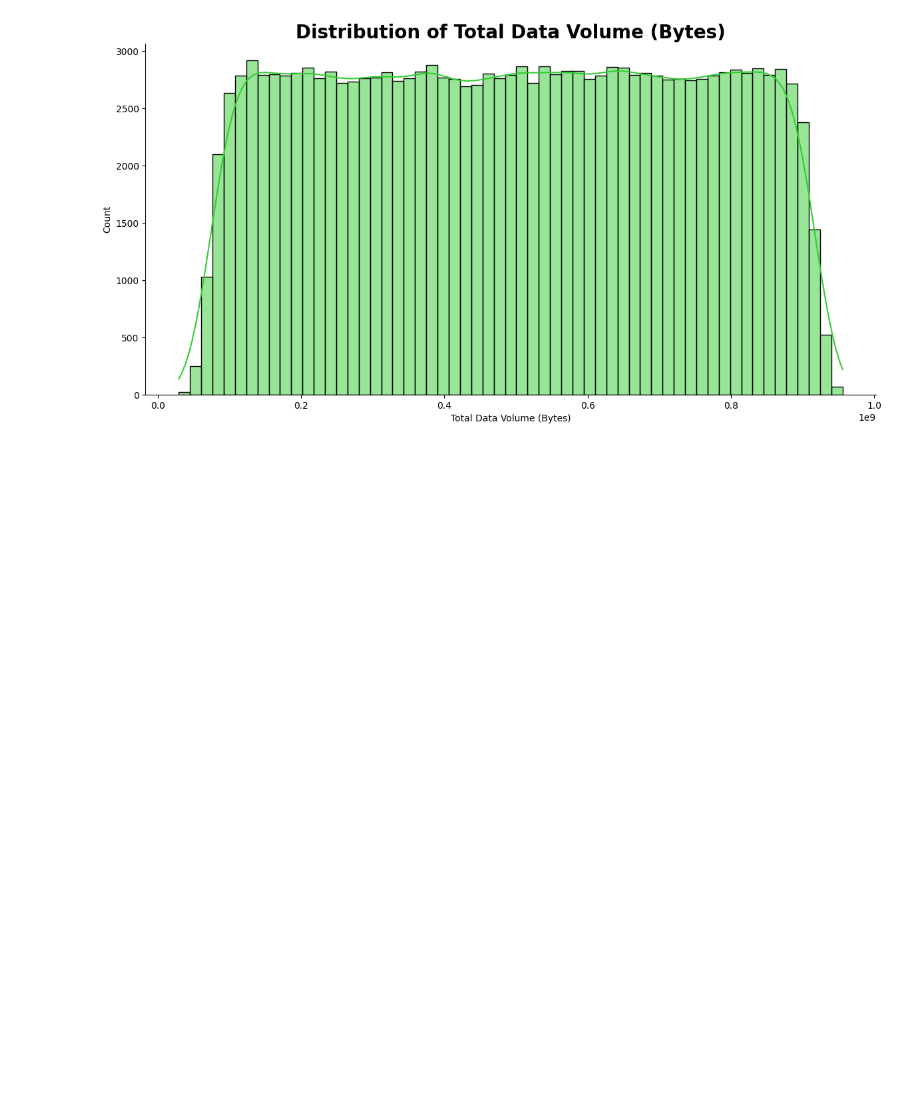
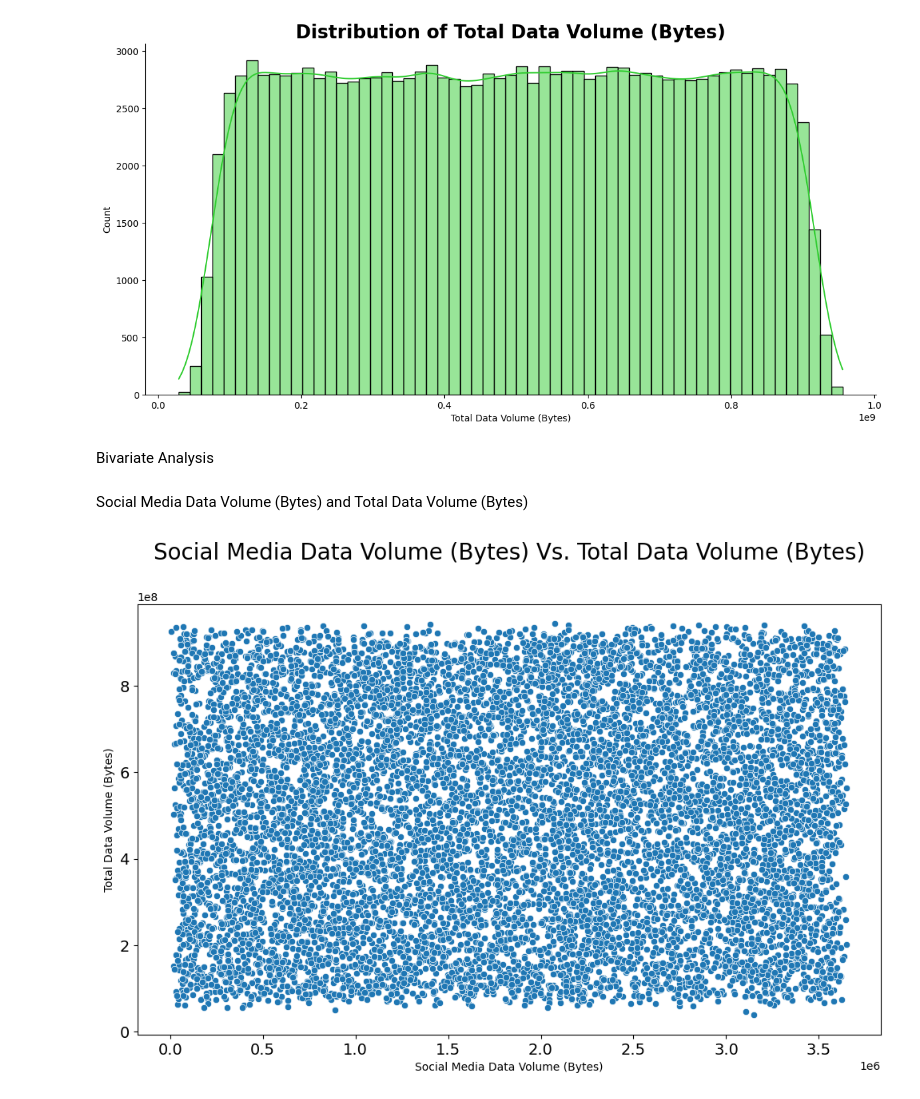
Before and after one commit to bettyabay/TellCo-Data-Analysis, a Jupyter notebook: notebooks/user_overview_analysis.ipynb, the cells around one changed output. Cells and saved outputs as stored; diff of their text form; code cells hidden in the pictures; blank space fills up the shorter version.

Commit message:
Bivariate Analysis done.

```diff
--- a/notebooks/user_overview_analysis.ipynb
+++ b/notebooks/user_overview_analysis.ipynb
@@ -778,3 +778,11 @@ Total Data Volume
 plotly_plot_hist(tellco_clean_data, 'Total Data Volume (Bytes)', 'limegreen')
 # %% [output]
 [figure]
+# %% [markdown]
+Bivariate Analysis
+# %% [markdown]
+Social Media Data Volume (Bytes) and Total Data Volume (Bytes)
+# %%
+plot_scatter(tellco_clean_data.sample(10000), 'Social Media Data Volume (Bytes)', 'Total Data Volume (Bytes)')
+# %% [output]
+[figure, added]
```
Also changed, not shown: parts of 16 cells of this notebook, 1 other file.
